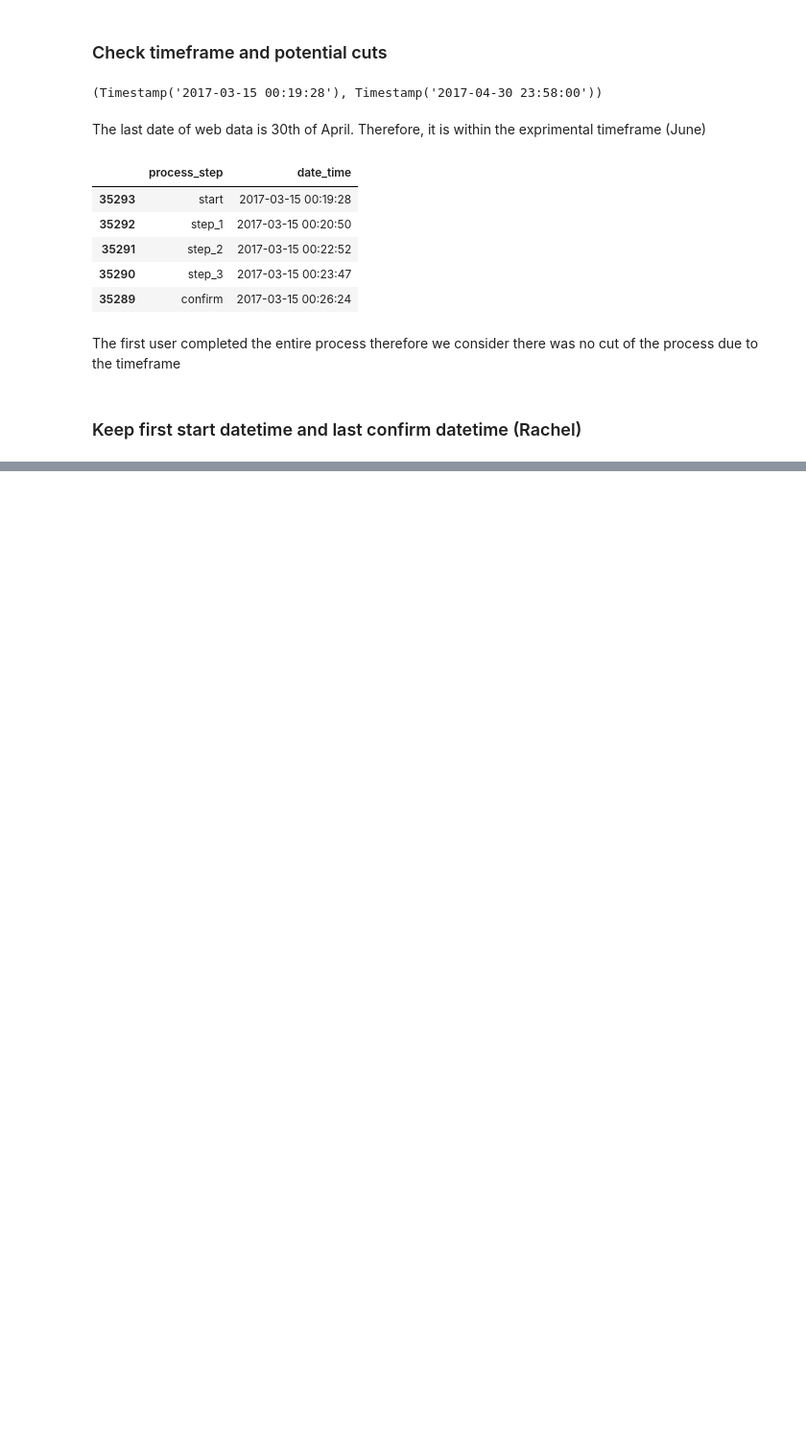
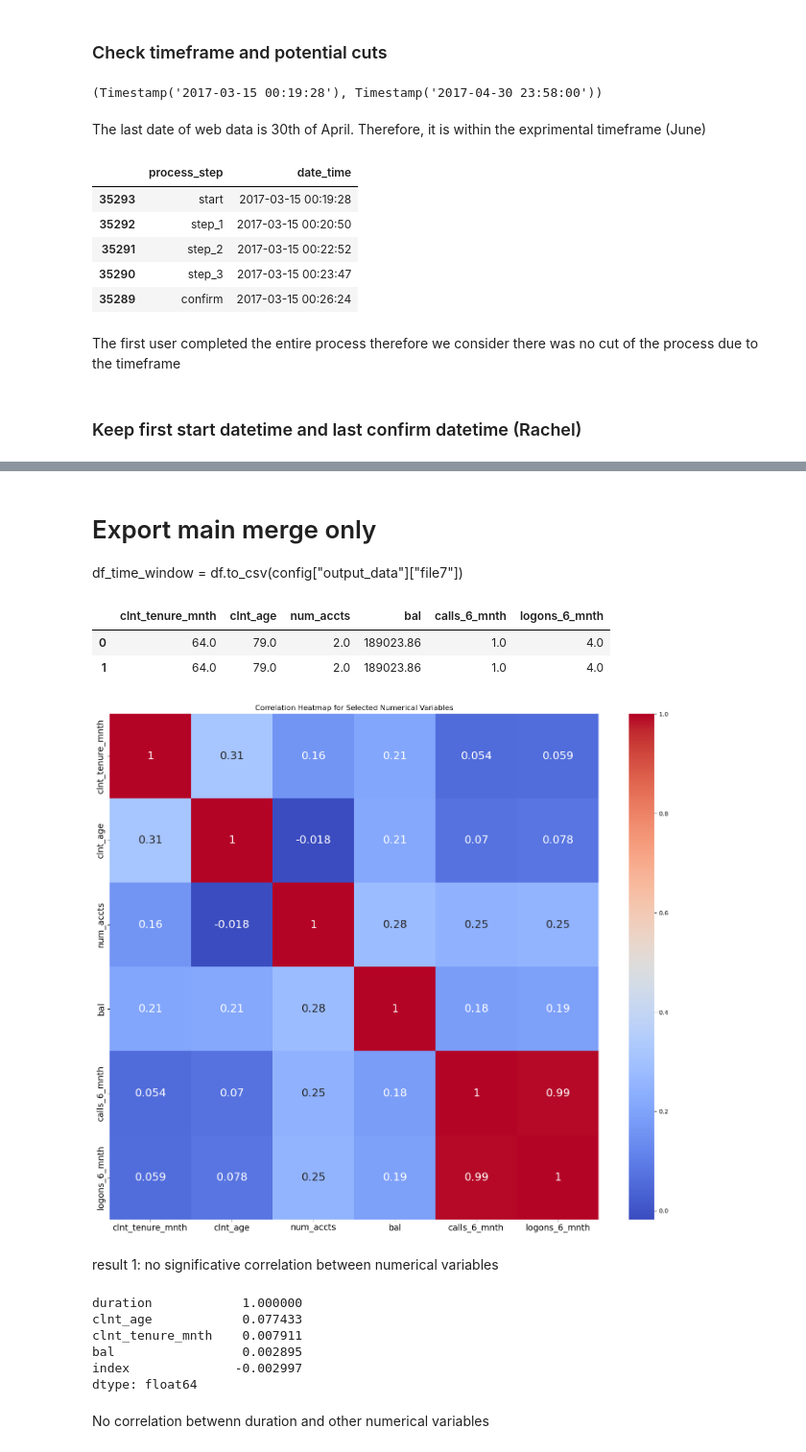
Before and after one commit to rachelv2/vanguard-ab-test, a Jupyter notebook: notebooks/main_dataset_tasks_anne.ipynb, the cells around one changed output, grey strips where cells are left out. Shown at 96% size. Saved outputs shown, nothing was run; the diff lists cells and outputs as text; code cells hidden in the pictures; blank space fills up the shorter version.

```diff
--- a/notebooks/main_dataset_tasks_anne.ipynb
+++ b/notebooks/main_dataset_tasks_anne.ipynb
@@ -180,0 +160,28 @@ df_time_window = df.to_csv(config["output_data"]["file7"])
+# %% [markdown]
+# Export main merge only
+df_time_window = df.to_csv(config["output_data"]["file7"])
+# %%
+df_numerical = df[['clnt_tenure_mnth','clnt_age','num_accts','bal','calls_6_mnth','logons_6_mnth']]
+df_numerical.head(2)
+# %% [output]
+|  | clnt_tenure_mnth | clnt_age | num_accts | bal | calls_6_mnth | logons_6_mnth |
+| 0 | 64.0 | 79.0 | 2.0 | 189023.86 | 1.0 | 4.0 |
+| 1 | 64.0 | 79.0 | 2.0 | 189023.86 | 1.0 | 4.0 |
+# %%
+correlation_matrix = df_numerical.corr()
+
+# Setting up the matplotlib figure with an appropriate size
+plt.figure(figsize=(18,15))
+
+# Drawing the heatmap for the numerical columns
+sns.heatmap(correlation_matrix, annot=True,annot_kws={"size": 18}, cmap="coolwarm")
+
+plt.title("Correlation Heatmap for Selected Numerical Variables")
+plt.yticks(fontsize=14)
+plt.xticks(fontsize=14)
+plt.savefig('vanguard_corrheatmap.png')
+plt.show()
+# %% [output]
+[figure, added]
+# %% [markdown]
+result 1: no significative correlation between numerical variables
@@ -180,0 +204,20 @@ df_time_window = df.to_csv(config["output_data"]["file7"])
+# %%
+# Calculating the Spearman correlation coefficients between 'duration' and all other numerical variables
+visits_numerical = visits[['clnt_tenure_mnth','clnt_age','bal','duration']].reset_index()
+
+spearman_correlations = visits_numerical.corrwith(visits_numerical['duration'], method='spearman')
+
+# Sorting the correlations for better visualization
+spearman_correlations_sorted = spearman_correlations.sort_values(ascending=False)
+
+# Displaying the correlations
+spearman_correlations_sorted
+# %% [output]
+duration            1.000000
+clnt_age            0.077433
+clnt_tenure_mnth    0.007911
+bal                 0.002895
+index              -0.002997
+dtype: float64
+# %% [markdown]
+No correlation betwenn duration and other numerical variables
```
Also changed, not shown: parts of 11 cells of this notebook, 13 other files.
